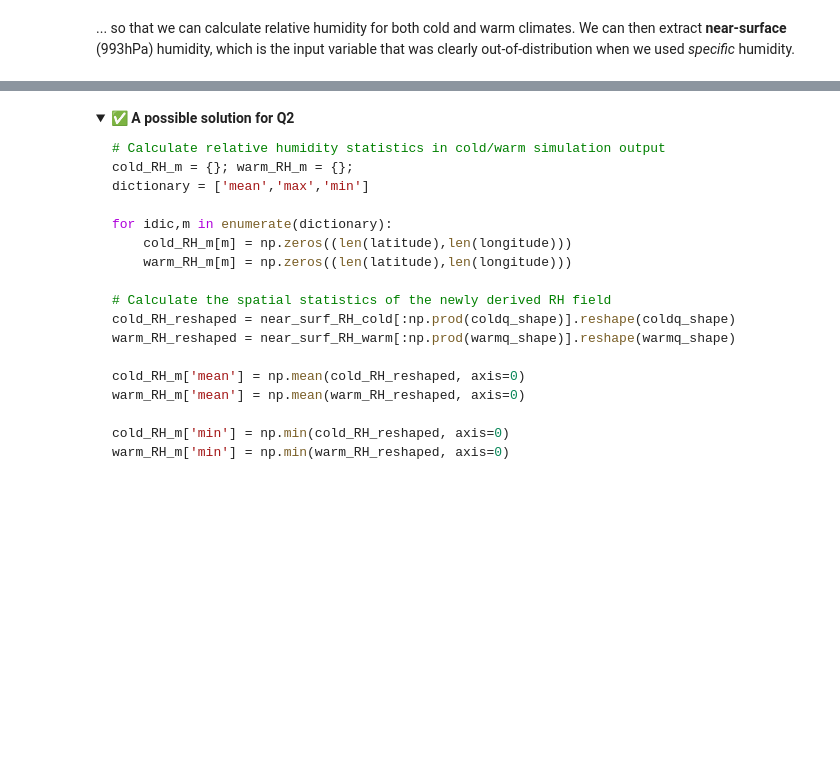
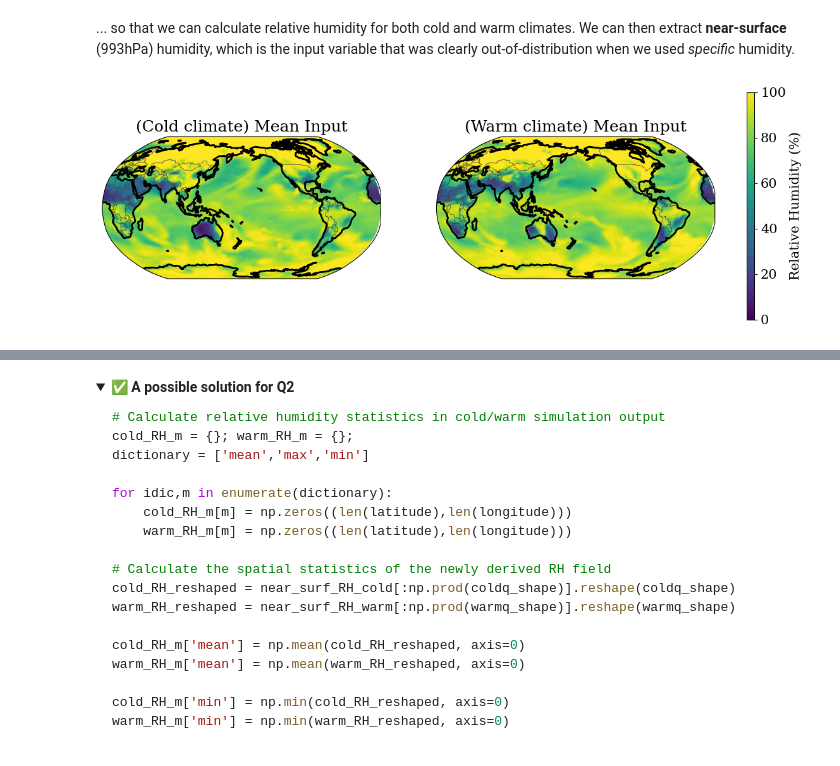
Before and after one commit to nbulotti/2026_ML_EES, a Jupyter notebook: live/part-III/5.3-physically-informed-climate-modeling-exercises.ipynb, the cells around one changed output, grey strips where cells are left out. Saved outputs shown, nothing was run; the diff lists cells and outputs as text; code cells hidden in the pictures; folded sections open; blank space fills up the shorter version.

```diff
--- a/live/part-III/5.3-physically-informed-climate-modeling-exercises.ipynb
+++ b/live/part-III/5.3-physically-informed-climate-modeling-exercises.ipynb
@@ -336,7 +360,16 @@ esat =  ___
 # %%
 # Q1.2) Calculate relative humidity here
 
-relative_humidity = ___
+
+Rd = 287   # specific gas constant of dry air (J/kg/K)
+Rv = 461   # specific gas constant of water vapor (J/kg/K)
+
+# RH = e / esat = (Rv/Rd) * p * q / esat --> ideal gas law + Dalton's law
+# air_pressure_Pa --> pressure at every level of every sample (already computed above)
+relative_humidity = Rv / Rd * air_pressure_Pa / esat * specific_humidity.values
+
+# optional: supersaturation is rare on climate timescales --> cap at 1
+# relative_humidity = np.minimum(relative_humidity, 1)
 # %% [markdown]
 <details>
 <summary><b>✅ A possible solution for Q1</b></summary>
@@ -413,17 +446,25 @@ cold_RH_reshaped = near_surf_RH_cold[:np.prod(coldq_shape)].reshape(coldq_shape)
 warm_RH_reshaped = near_surf_RH_warm[:np.prod(warmq_shape)].reshape(warmq_shape)
 # %%
 # Complete the code below calculating the spatial statistics
-cold_RH_m['mean'] = np.___(___, axis=___)
-warm_RH_m['mean'] = np.___(___, axis=___)
+# axis=0 --> statistic over TIME (all the world maps) --> one value per (lat, lon) grid point
+cold_RH_m['mean'] = np.mean(cold_RH_reshaped, axis=0)
+warm_RH_m['mean'] = np.mean(warm_RH_reshaped, axis=0)
 # %%
-cold_RH_m['min'] = ___
-warm_RH_m['min'] = ___
+# lowest RH ever reached at each location
+cold_RH_m['min'] = np.min(cold_RH_reshaped, axis=0)
+warm_RH_m['min'] = np.min(warm_RH_reshaped, axis=0)
 # %%
-cold_RH_m['max'] = ___
-warm_RH_m['max'] = ___
+# highest RH ever reached at each location
+cold_RH_m['max'] = np.max(cold_RH_reshaped, axis=0)
+warm_RH_m['max'] = np.max(warm_RH_reshaped, axis=0)
 # %%
 # Visualize the mean near-surface relative humidity at each location
 # You may use the Input_map function provided above
-Input_map(___,___,___,___,___,___,___);
+# x100 --> from fraction (0-1) to percent | same 0-100% color scale for both climates --> direct comparison
+Input_map(1e2*cold_RH_m['mean'], 1e2*warm_RH_m['mean'],
+          '(Cold climate) Mean Input', '(Warm climate) Mean Input',
+          'Relative Humidity (%)', 0, 100);
+# %% [output]
+[figure, added]
 # %%
 # Visualize the maximum at each location
```
Also changed, not shown: parts of 19 cells of this notebook.
